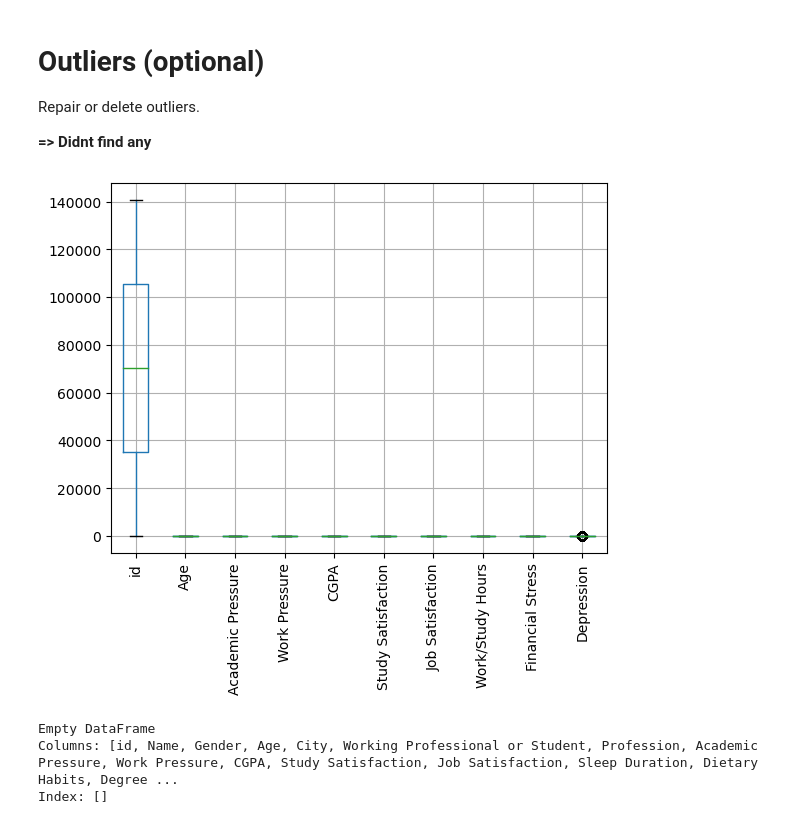
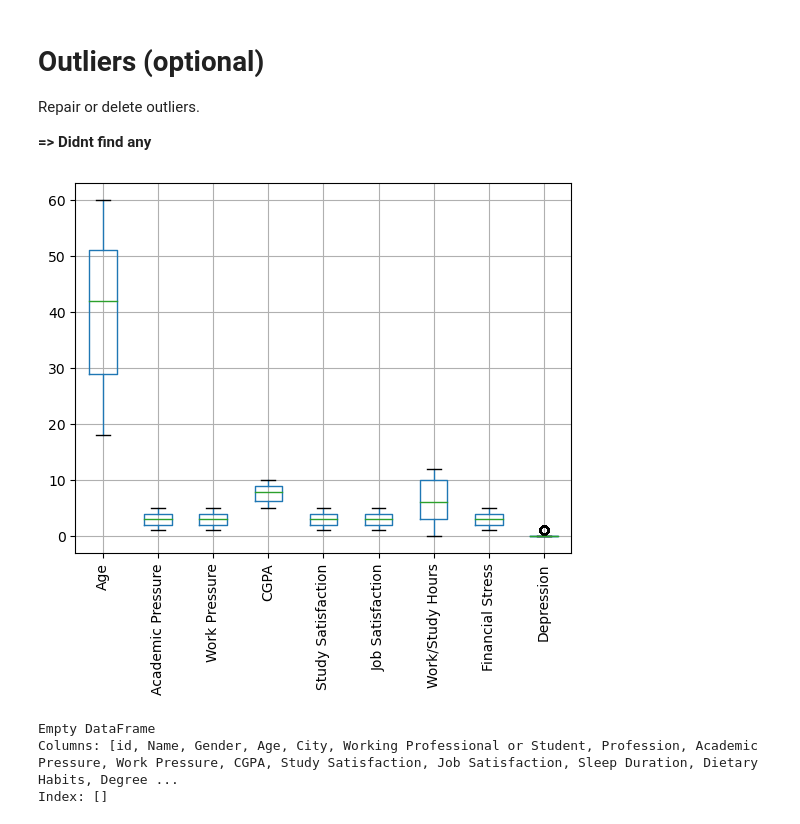
Before and after one commit to mailmezorro/playground-series-s4e11, a Jupyter notebook: Preprocessing/playground-series-s4e11-preprocessing.ipynb, the cells around one changed output. Cells and saved outputs as stored; diff of their text form; code cells hidden in the pictures.

Commit message:
added train concat dataset

```diff
--- a/Preprocessing/playground-series-s4e11-preprocessing.ipynb
+++ b/Preprocessing/playground-series-s4e11-preprocessing.ipynb
@@ -54,7 +54,7 @@ train_original = pd.read_csv(data_path + '/playground-series-s4e11/train.csv')
 test_original = pd.read_csv(data_path + '/playground-series-s4e11/test.csv')
 sample_submission = pd.read_csv(data_path + '/playground-series-s4e11/sample_submission.csv')
 original_data = pd.read_csv(data_path + '/depression-surveydataset-for-analysis/final_depression_dataset_1.csv')
-concat_data = pd.read_csv(data_path + '/playground-series-s4e11/s4-e11-train-concat.csv')
+train_concat_data = pd.read_csv(data_path + '/playground-series-s4e11/s4-e11-train-concat.csv')
 # %% [markdown]
 # Preprocessing
 # %%
@@ -73,11 +72,11 @@ Repair or delete outliers.
 **=> Didnt find any**
 # %%
 # Chose only numerical columns
-train_numeric = train_original.select_dtypes(include=[np.number])
+train_numeric = train_concat_data.select_dtypes(include=[np.number])
 train_numeric.boxplot(rot=90)
 plt.show()
 # %% [output]
-[figure, old version]
+[figure, new version]
 # %%
 z_scores = np.abs((train_numeric - train_numeric.mean()) / train_numeric.std(ddof=0))
 # indentify Outliers (Z-Score > 3)
```
Also changed, not shown: parts of 7 cells of this notebook.
